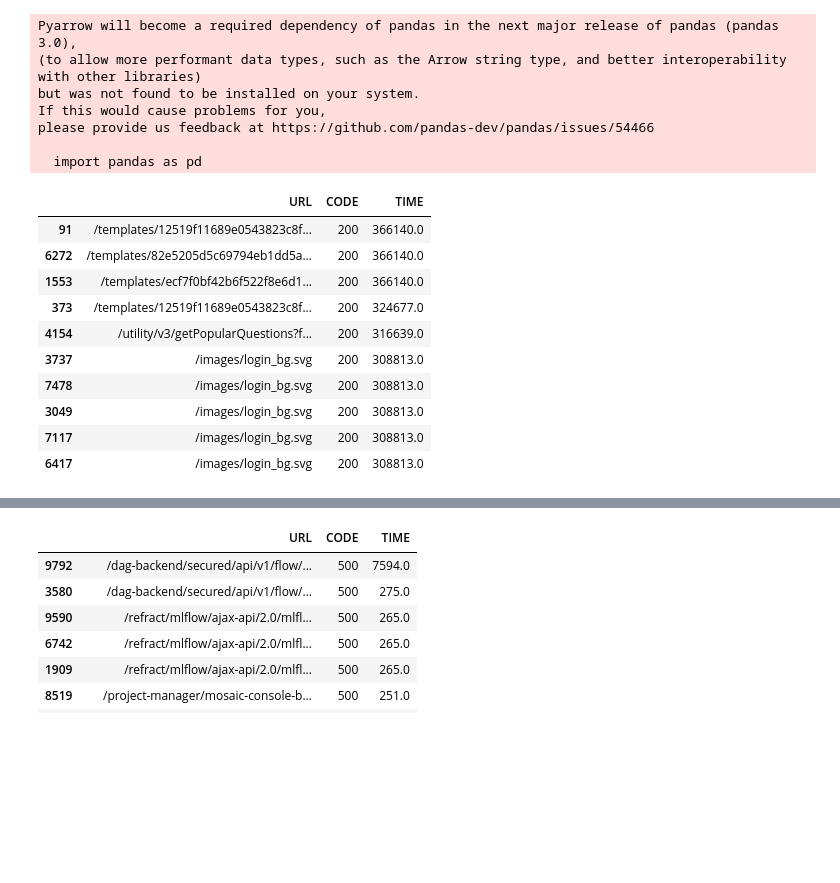
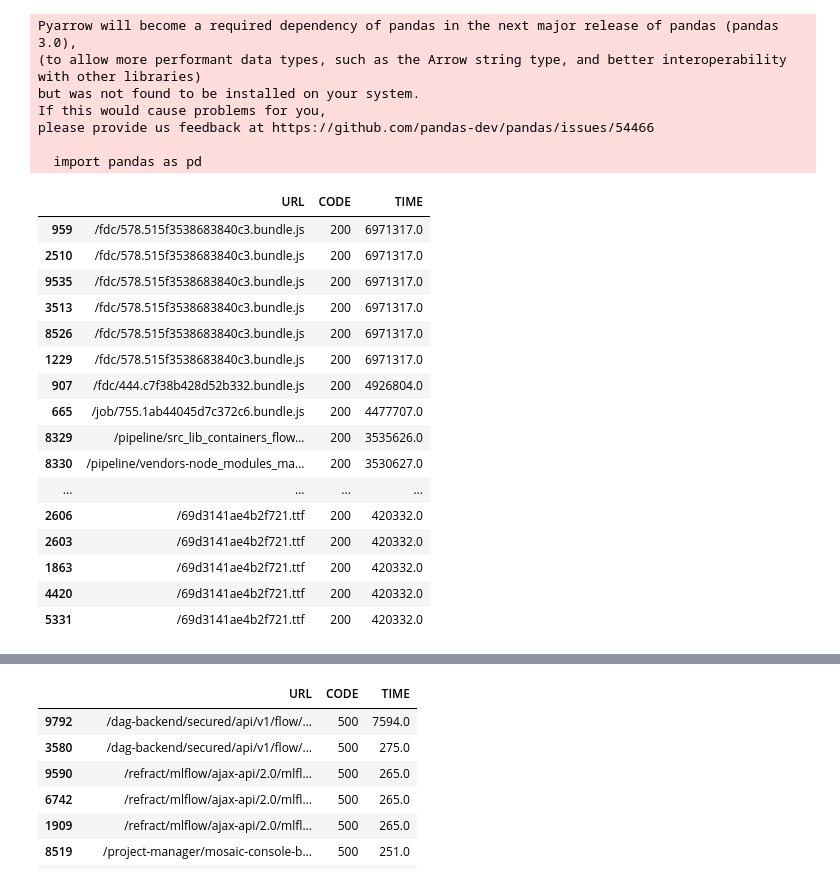
Before and after one commit to adkitteamolv/TestingRepo, a Jupyter notebook: Analysis/Gatekeeper_log.ipynb, the cells around one changed output, grey strips where cells are left out. Saved outputs shown, nothing was run; the diff lists cells and outputs as text; code cells hidden in the pictures; blank space fills up the shorter version.

```diff
--- a/Analysis/Gatekeeper_log.ipynb
+++ b/Analysis/Gatekeeper_log.ipynb
@@ -113,19 +113,25 @@ please provide us feedback at https://github.com/pandas-dev/pandas/issues/54466
 
   import pandas as pd
 # %%
-df[100:110].head(50)
+df[0:110].head(50)
 # %% [output]
 |  | URL | CODE | TIME |
-| 91 | /templates/12519f11689e0543823c8f... | 200 | 366140.0 |
-| 6272 | /templates/82e5205d5c69794eb1dd5a... | 200 | 366140.0 |
-| 1553 | /templates/ecf7f0bf42b6f522f8e6d1... | 200 | 366140.0 |
-| 373 | /templates/12519f11689e0543823c8f... | 200 | 324677.0 |
-| 4154 | /utility/v3/getPopularQuestions?f... | 200 | 316639.0 |
-| 3737 | /images/login_bg.svg | 200 | 308813.0 |
-| 7478 | /images/login_bg.svg | 200 | 308813.0 |
-| 3049 | /images/login_bg.svg | 200 | 308813.0 |
-| 7117 | /images/login_bg.svg | 200 | 308813.0 |
-| 6417 | /images/login_bg.svg | 200 | 308813.0 |
+| 959 | /fdc/578.515f3538683840c3.bundle.js | 200 | 6971317.0 |
+| 2510 | /fdc/578.515f3538683840c3.bundle.js | 200 | 6971317.0 |
+| 9535 | /fdc/578.515f3538683840c3.bundle.js | 200 | 6971317.0 |
+| 3513 | /fdc/578.515f3538683840c3.bundle.js | 200 | 6971317.0 |
+| 8526 | /fdc/578.515f3538683840c3.bundle.js | 200 | 6971317.0 |
+| 1229 | /fdc/578.515f3538683840c3.bundle.js | 200 | 6971317.0 |
+| 907 | /fdc/444.c7f38b428d52b332.bundle.js | 200 | 4926804.0 |
+| 665 | /job/755.1ab44045d7c372c6.bundle.js | 200 | 4477707.0 |
+| 8329 | /pipeline/src_lib_containers_flow... | 200 | 3535626.0 |
+| 8330 | /pipeline/vendors-node_modules_ma... | 200 | 3530627.0 |
+| ... | ... | ... | ... |
+| 2606 | /69d3141ae4b2f721.ttf | 200 | 420332.0 |
+| 2603 | /69d3141ae4b2f721.ttf | 200 | 420332.0 |
+| 1863 | /69d3141ae4b2f721.ttf | 200 | 420332.0 |
+| 4420 | /69d3141ae4b2f721.ttf | 200 | 420332.0 |
+| 5331 | /69d3141ae4b2f721.ttf | 200 | 420332.0 |
 # %%
 df2 = df[df["TIME"] > 60000]
 # %%
```
Also changed, not shown: parts of 2 cells of this notebook.
